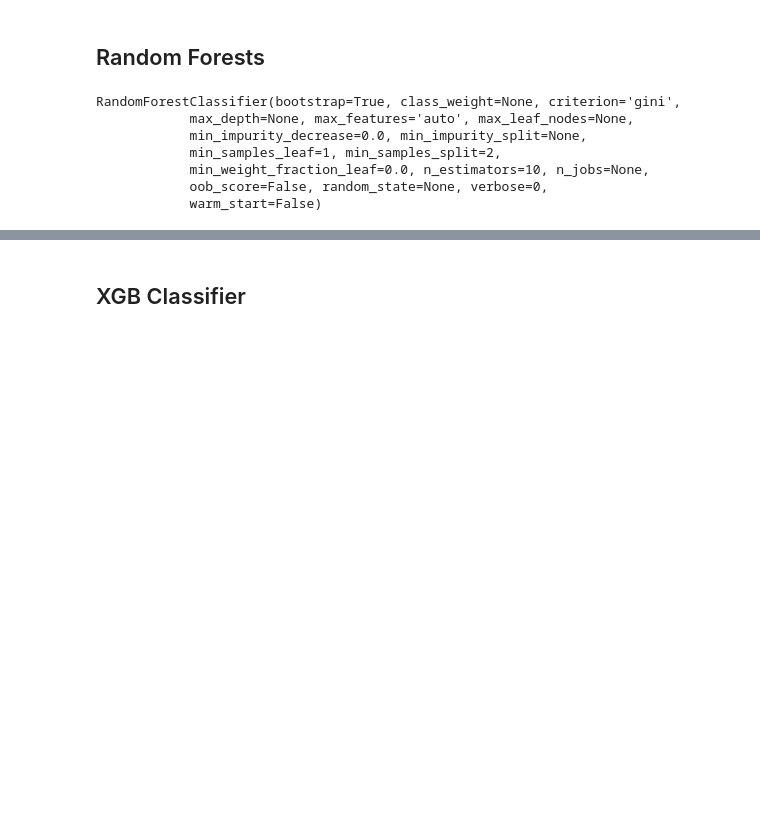
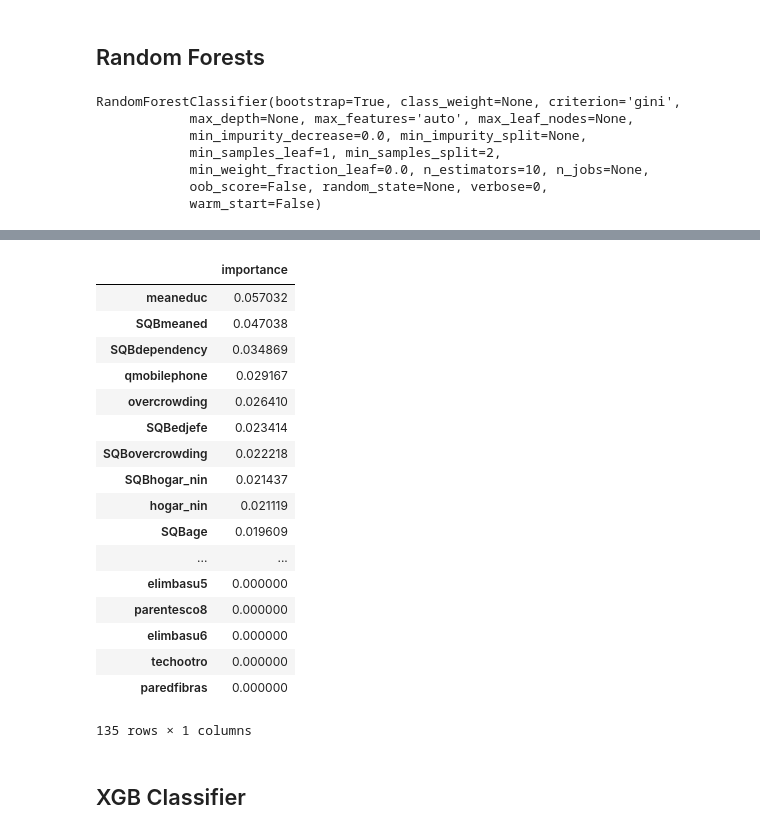
Before and after one commit to nemasobhani/Kaggle-Costa-Rican-Poverty-Prediction, a Jupyter notebook: master_report.ipynb, the cells around one changed output, grey strips where cells are left out. Saved outputs shown, nothing was run; the diff lists cells and outputs as text; code cells hidden in the pictures; blank space fills up the shorter version.

```diff
--- a/master_report.ipynb
+++ b/master_report.ipynb
@@ -645,9 +627,28 @@ f1_score(y_test, y_pred_RF, average='macro')
 # %%
 feature_importances = pd.DataFrame(clf_RF.feature_importances_,
                                    index = X_train.columns,
                                    columns=['importance']).sort_values('importance',
                                    ascending=False)
-#feature_importances
+feature_importances
+# %% [output]
+|  | importance |
+| meaneduc | 0.057032 |
+| SQBmeaned | 0.047038 |
+| SQBdependency | 0.034869 |
+| qmobilephone | 0.029167 |
+| overcrowding | 0.026410 |
+| SQBedjefe | 0.023414 |
+| SQBovercrowding | 0.022218 |
+| SQBhogar_nin | 0.021437 |
+| hogar_nin | 0.021119 |
+| SQBage | 0.019609 |
+| ... | ... |
+| elimbasu5 | 0.000000 |
+| parentesco8 | 0.000000 |
+| elimbasu6 | 0.000000 |
+| techootro | 0.000000 |
+| paredfibras | 0.000000 |
+135 rows × 1 columns
 # %% [markdown]
 ## XGB Classifier
 # %%
```
Also changed, not shown: parts of 24 cells of this notebook, 1 other file.
